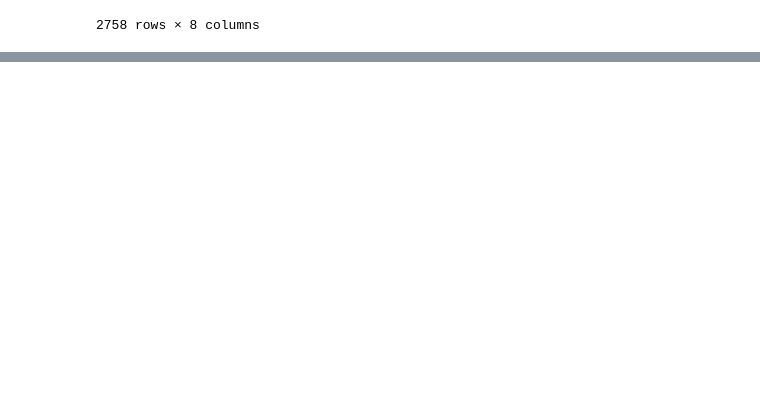
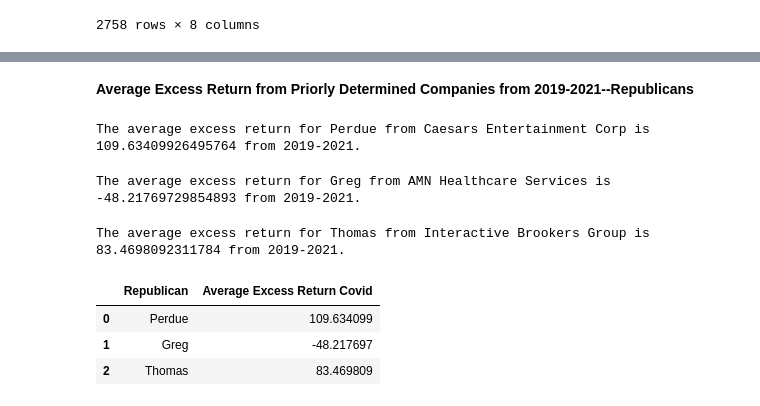
Before and after one commit to tsjohns9/ai-project-1, a Jupyter notebook: shayne.ipynb, the cells around one changed output, grey strips where cells are left out. Saved outputs shown, nothing was run; the diff lists cells and outputs as text; code cells hidden in the pictures; blank space fills up the shorter version.

```diff
--- a/shayne.ipynb
+++ b/shayne.ipynb
@@ -389,0 +434,33 @@ df_thomas
+# %% [markdown]
+**Average Excess Return from Priorly Determined Companies from 2019-2021--Republicans**
+# %%
+perdue__comp = perdue_fil[perdue_fil['Company'] == 'Caesars Entertainment Corporation']
+cec_avg =perdue__comp['excess_return'].mean()
+print(f"The average excess return for Perdue from Caesars Entertainment Corp is {cec_avg} from 2019-2021.")
+# %% [output]
+The average excess return for Perdue from Caesars Entertainment Corp is 109.63409926495764 from 2019-2021.
+# %%
+greg__comp = greg_fil[greg_fil['Company'] == 'AMN HEALTHCARE SERVICES INC AMN HEALTHCARE SERVICES INC']
+amn_avg =greg__comp['excess_return'].mean()
+amn_avg
+print(f"The average excess return for Greg from AMN Healthcare Services is {amn_avg} from 2019-2021.")
+# %% [output]
+The average excess return for Greg from AMN Healthcare Services is -48.21769729854893 from 2019-2021.
+# %%
+thomas__comp = thomas_fil[thomas_fil['Company'] == 'INTERACTIVE BROKERS GROUP, INC.']
+ibg_avg =thomas__comp['excess_return'].mean()
+ibg_avg
+print(f"The average excess return for Thomas from Interactive Brokers Group is {ibg_avg} from 2019-2021.")
+# %% [output]
+The average excess return for Thomas from Interactive Brookers Group is 83.4698092311784 from 2019-2021.
+# %%
+repub_covid = {"Republican": ['Perdue', 'Greg', 'Thomas'],
+               "Average Excess Return Covid": [cec_avg, amn_avg, ibg_avg]}
+
+repub_covid_df = pd.DataFrame(repub_covid)
+repub_covid_df
+# %% [output]
+|  | Republican | Average Excess Return Covid |
+| 0 | Perdue | 109.634099 |
+| 1 | Greg | -48.217697 |
+| 2 | Thomas | 83.469809 |
```
Also changed, not shown: parts of 16 cells of this notebook, 9 other files.
